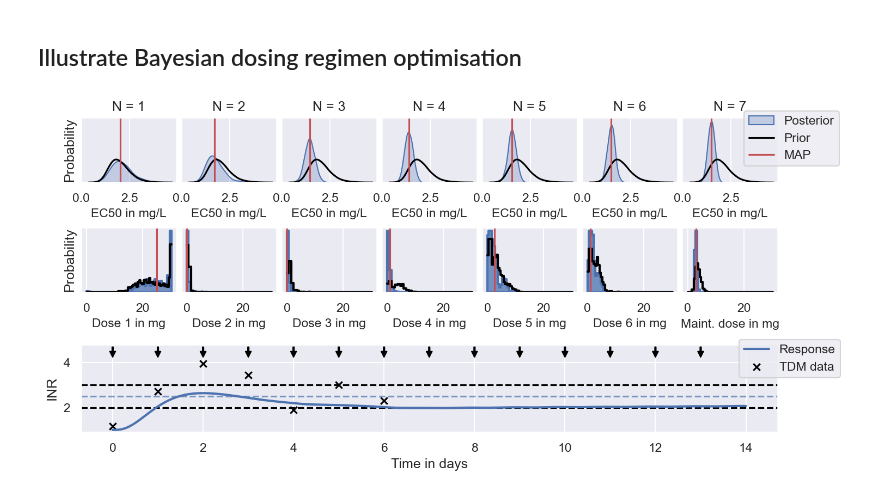
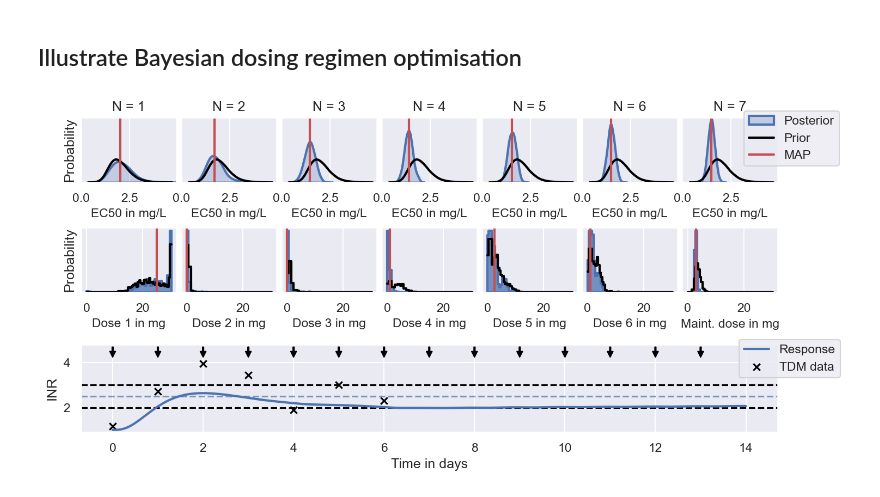
Before and after one commit to DavAug/mipd-warfarin, a Jupyter notebook: results/2_semi_mechanistic_model/illustrations.ipynb, the cells around one changed output. Drawn from its saved outputs; the diff is of its cells as text; code cells hidden in the pictures.

```diff
--- a/results/2_semi_mechanistic_model/illustrations.ipynb
+++ b/results/2_semi_mechanistic_model/illustrations.ipynb
@@ -650,7 +650,7 @@ for ida, ax in enumerate(axes[:7]):
             mean=np.log(posteriors[ida, 0]),
             sigma=posteriors[ida, 1]/posteriors[ida, 0], size=n_samples)
     sns.kdeplot(
-        ec50, ax=ax, fill=True, bw_adjust=1.5, label='Posterior')
+        ec50, ax=ax, fill=True, bw_adjust=1.5, label='Posterior', linewidth=2)
 
 
 # Visualise prior
@@ -670,7 +670,7 @@ ec50 = population_model.sample(
 for ax in axes[:7]:
     sns.kdeplot(
         ec50, color='black', ax=ax, fill=False, bw_adjust=1.5,
-        label='Prior')
+        label='Prior', linewidth=2)
     ax.set_yticks([])
     ax.set_ylabel('')
     ax.set_xlabel('EC50 in mg/L', fontsize=fontsize)
@@ -680,7 +680,8 @@ for ax in axes[:7]:
 # Plot typical EC50 value
 for ida, ax in enumerate(axes[:7]):
     ax.axvline(
-        x=posteriors[ida, 0], color=sns.color_palette()[3], label='MAP')
+        x=posteriors[ida, 0], color=sns.color_palette()[3], label='MAP',
+        linewidth=2)
 
 # Plot dose posteriors
 for day in range(days):
@@ -722,7 +723,7 @@ for day in range(days):
 for ida, ax in enumerate(axes[7:14]):
     dose = df[df['Number of observations'] == 7][
         'Dose %d in mg' % (ida+1)].values
-    ax.axvline(x=dose, color=sns.color_palette()[3])
+    ax.axvline(x=dose, color=sns.color_palette()[3], linewidth=2)
 
 # Visualise true treatment response
 days = 14
@@ -765,31 +766,31 @@ for n in n_obs:
 axes[-1].scatter(
     n_obs-1, meas, color='black', marker='x', label='TDM data')
 
 # Visualise dose points
 days = 14
 axes[-1].set_ylim([0.9, 4.8])
 for day in range(days):
     axes[-1].annotate(
         "", xy=(day, 4.25), xytext=(day, 4.7),
         arrowprops=dict(
             width=1, headwidth=5, headlength=5, color='black'))
 
 # Label days
 for ida, ax in enumerate(axes[:7]):
     ax.set_title("N = %d" % (ida+1))
 axes[0].set_ylabel('Probability')
 axes[7].set_ylabel('Probability')
 
 axes[6].legend(fontsize=fontsize, loc=(0.65, 0.25))
 axes[-1].legend(fontsize=fontsize, loc=(0.945, 0.625))
 
 plt.savefig(
     '5_illustration_bayesian_dose_optimisation.pdf',
     bbox_inches='tight')
 plt.savefig(
     '5_illustration_bayesian_dose_optimisation.tif',
     bbox_inches='tight')
 
 plt.show()
 # %% [output]
-[figure, old version]
+[figure, new version]
```
Also changed, not shown: 2 other files.
